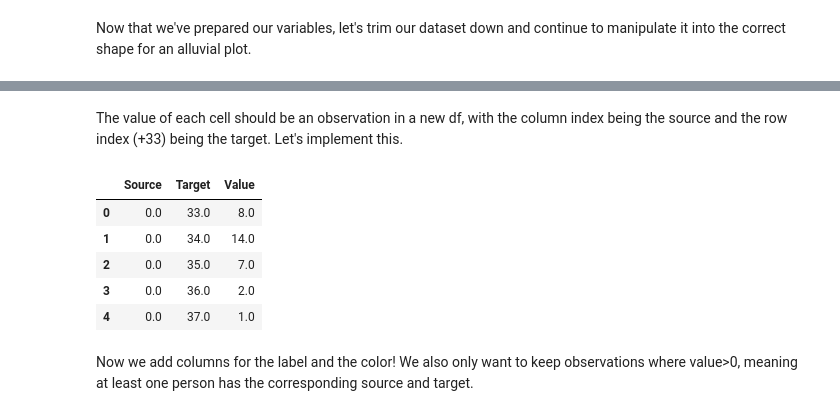
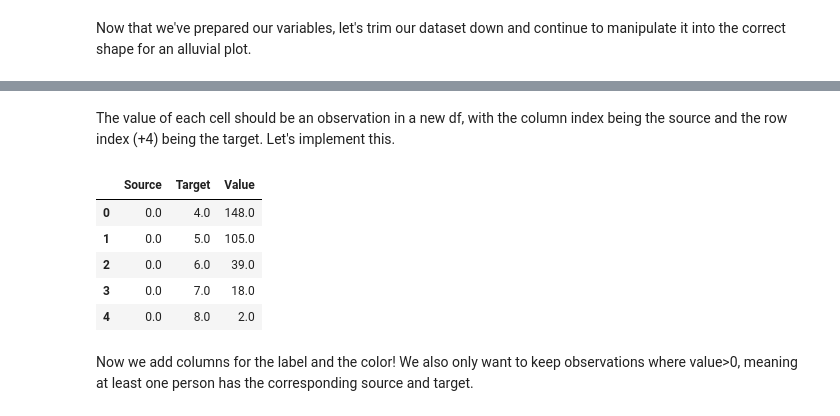
Before and after one commit to hanson263/PSTAT-134-Project, a Jupyter notebook: final_project_Maya.ipynb, the cells around one changed output, grey strips where cells are left out. Cells and saved outputs as stored; diff of their text form; code cells hidden in the pictures.

```diff
--- a/final_project_Maya.ipynb
+++ b/final_project_Maya.ipynb
@@ -113,10 +130,11 @@ ax.set(ylim=(0, 20000), title="Insurance premium costs for Hispanic vs Non-Hispa
 # Alluvial Plot - Illnesses & Insurance Premium Brackets
 # %%
 # create filter that will give us all disease flag variables
-illness_filter = [col for col in df if col.startswith('LAHC') or col.startswith('PLA')]
+illness_filter = [col for col in df if col.startswith('LAHC')]
 
 # create new df for this task, change responses to a simple y/n, sum to check how many people suffer from each disease
 df_alluvial = df
 df_alluvial[illness_filter] = df_alluvial[illness_filter].replace([2,3,4,5,6,7,8,9,np.NaN], 0)
 df_alluvial[illness_filter].sum()
+df_alluvial.head()
 # %% [output]
@@ -142,6 +161,6 @@ As we can see, for many diseases our n count is less than 30. Let's filter it so
 # %%
-alluvial_bool = df_alluvial[illness_filter].sum()>30
+alluvial_bool = df_alluvial[illness_filter].sum()>0
 new_illness_filter = alluvial_bool[alluvial_bool==1].index.values
 df_alluvial = df_alluvial.drop(alluvial_bool[alluvial_bool==0].index.values, axis=1)
-df_alluvial[new_illness_filter].sum()
+df_alluvial[new_illness_filter].sum().head()
 # %% [output]
@@ -221,0 +232,18 @@ df_alluvial
+# %%
+df_alluvial["Physical Disability"] = df_alluvial[["LAHCC1","LAHCC2","LAHCC3","LAHCC4","LAHCC5",
+                                                 "LAHCC6","LAHCC10","LAHCC11","LAHCA1","LAHCA2",
+                                                 "LAHCA3","LAHCA4","LAHCA5","LAHCA6","LAHCA13",
+                                                 "LAHCA18","LAHCA19_","LAHCA20_","LAHCA31_",
+                                                 "LAHCA34_"]].sum(axis=1)
+
+df_alluvial["Mental Disability"] = df_alluvial[["LAHCC7A","LAHCC8","LAHCC9","LAHCC12","LAHCC13",
+                                               "LAHCA14A","LAHCA15","LAHCA16","LAHCA32_","LAHCA33_"]].sum(axis=1)
+
+df_alluvial["Physical Illness"] = df_alluvial[["LAHCA7","LAHCA8","LAHCA9","LAHCA10","LAHCA11",
+                                               "LAHCA12",'LAHCA22_','LAHCA23_','LAHCA24_','LAHCA25_',
+                                               'LAHCA26_', 'LAHCA27_', 'LAHCA28_']].sum(axis=1)
+
+df_alluvial['Mental Illness'] = df_alluvial[["LAHCA17","LAHCA30_"]].sum(axis=1)
+
+df_alluvial = df_alluvial[['Physical Disability', 'Mental Disability', 'Physical Illness', 'Mental Illness']]
+df_alluvial
@@ -222,25 +262,25 @@ df_alluvial
 # %% [markdown]
-The value of each cell should be an observation in a new df, with the column index being the source and the row index (+33) being the target. Let's implement this.
+The value of each cell should be an observation in a new df, with the column index being the source and the row index (+4) being the target. Let's implement this.
 # %%
 df_allu = pd.DataFrame(columns=['Source','Target','Value'])
 
-for i in range(32):
+for i in range(3):
     for j in range(8):
         Source = i
-        Target = j+33
+        Target = j+4
         Value = df_alluvial.iloc[j,i]
         templist = [Source, Target, Value]
         Dict = dict(zip(df_allu.columns, templist))
         df_allu=df_allu.append(Dict, ignore_index=True)
 
 df_allu.head()
 # %% [output]
 |  | Source | Target | Value |
-| 0 | 0.0 | 33.0 | 8.0 |
-| 1 | 0.0 | 34.0 | 14.0 |
-| 2 | 0.0 | 35.0 | 7.0 |
-| 3 | 0.0 | 36.0 | 2.0 |
-| 4 | 0.0 | 37.0 | 1.0 |
+| 0 | 0.0 | 4.0 | 148.0 |
+| 1 | 0.0 | 5.0 | 105.0 |
+| 2 | 0.0 | 6.0 | 39.0 |
+| 3 | 0.0 | 7.0 | 18.0 |
+| 4 | 0.0 | 8.0 | 2.0 |
 # %% [markdown]
 Now we add columns for the label and the color! We also only want to keep observations where value>0, meaning at least one person has the corresponding source and target.
 # %%
```
Also changed, not shown: parts of 19 cells of this notebook.
